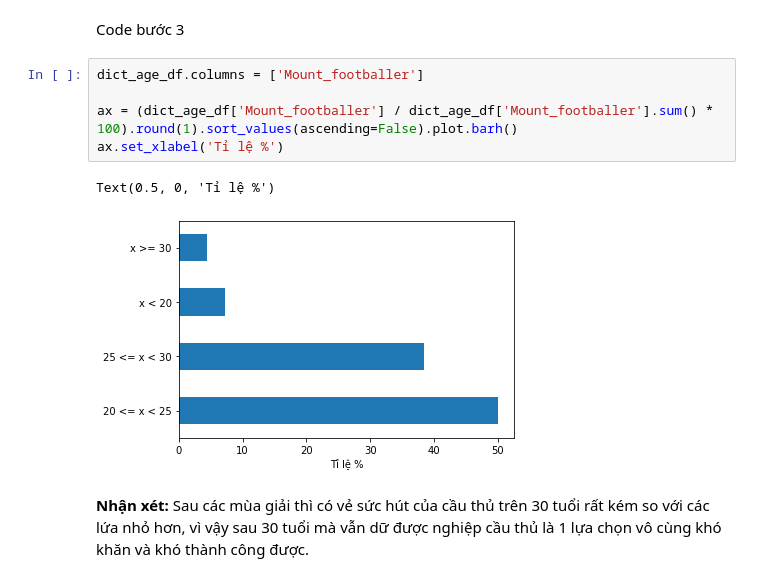
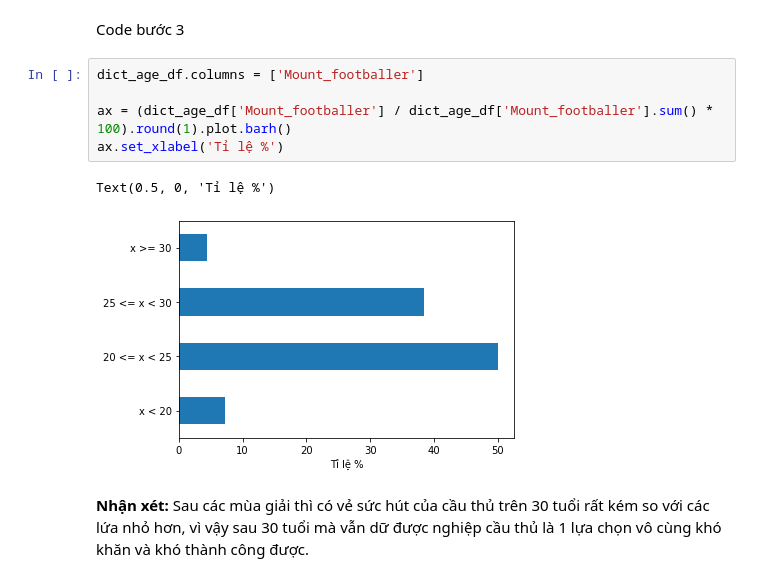
Before and after one commit to datpham2001/P4DS-CQ19-FinalProject, a Jupyter notebook: final-project.ipynb, the cells around one changed output. Cells and saved outputs as stored; diff of their text form.

```diff
--- a/final-project.ipynb
+++ b/final-project.ipynb
@@ -338,11 +338,11 @@ Code bước 3
 # %%
 dict_age_df.columns = ['Mount_footballer']
 
-ax = (dict_age_df['Mount_footballer'] / dict_age_df['Mount_footballer'].sum() * 100).round(1).sort_values(ascending=False).plot.barh()
+ax = (dict_age_df['Mount_footballer'] / dict_age_df['Mount_footballer'].sum() * 100).round(1).plot.barh()
 ax.set_xlabel('Tỉ lệ %')
 # %% [output]
 Text(0.5, 0, 'Tỉ lệ %')
-[figure, old version]
+[figure, new version]
 # %% [markdown]
 **Nhận xét:** Sau các mùa giải thì có vẻ sức hút của cầu thủ trên 30 tuổi rất kém so với các lứa nhỏ hơn, vì vậy sau 30 tuổi mà vẫn dữ được nghiệp cầu thủ là 1 lựa chọn vô cùng khó khăn và khó thành công được.
 # %% [markdown]
```
Also changed, not shown: parts of 1 cell of this notebook.
